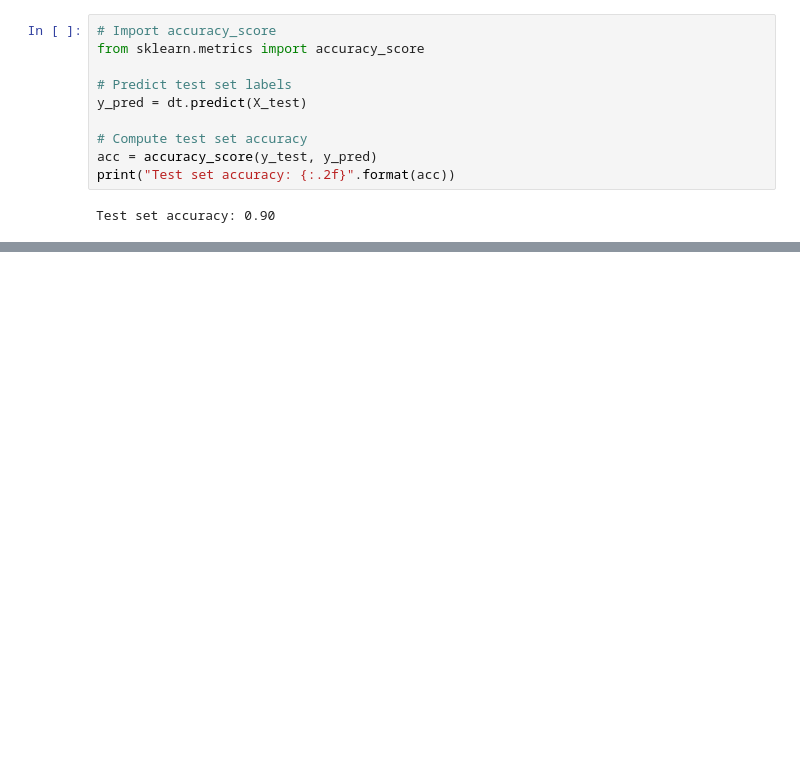
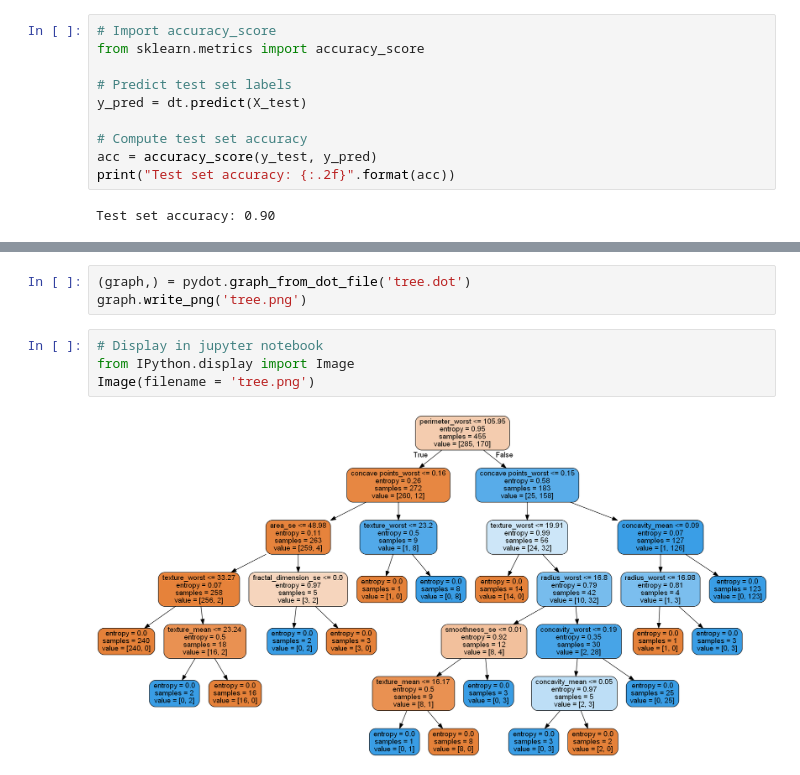
Before and after one commit to Rbiasuz/old_stuff, a Jupyter notebook: 1 Aulas Data Science/4 - Machine Learning/Trees/Decision_Tree.ipynb, the cells around one changed output, grey strips where cells are left out. Cells and saved outputs as stored; diff of their text form; blank space fills up the shorter version.

Commit message:
TREE-models

```diff
--- a/1 Aulas Data Science/4 - Machine Learning/Trees/Decision_Tree.ipynb
+++ b/1 Aulas Data Science/4 - Machine Learning/Trees/Decision_Tree.ipynb
@@ -145,0 +275,9 @@ plot_decision_boundary(dt_gini, features.values, targets)
+# %%
+(graph,) = pydot.graph_from_dot_file('tree.dot')
+graph.write_png('tree.png')
+# %%
+# Display in jupyter notebook
+from IPython.display import Image
+Image(filename = 'tree.png')
+# %% [output]
+[figure, added]
```
Also changed, not shown: parts of 31 cells of this notebook, 6 other files.
